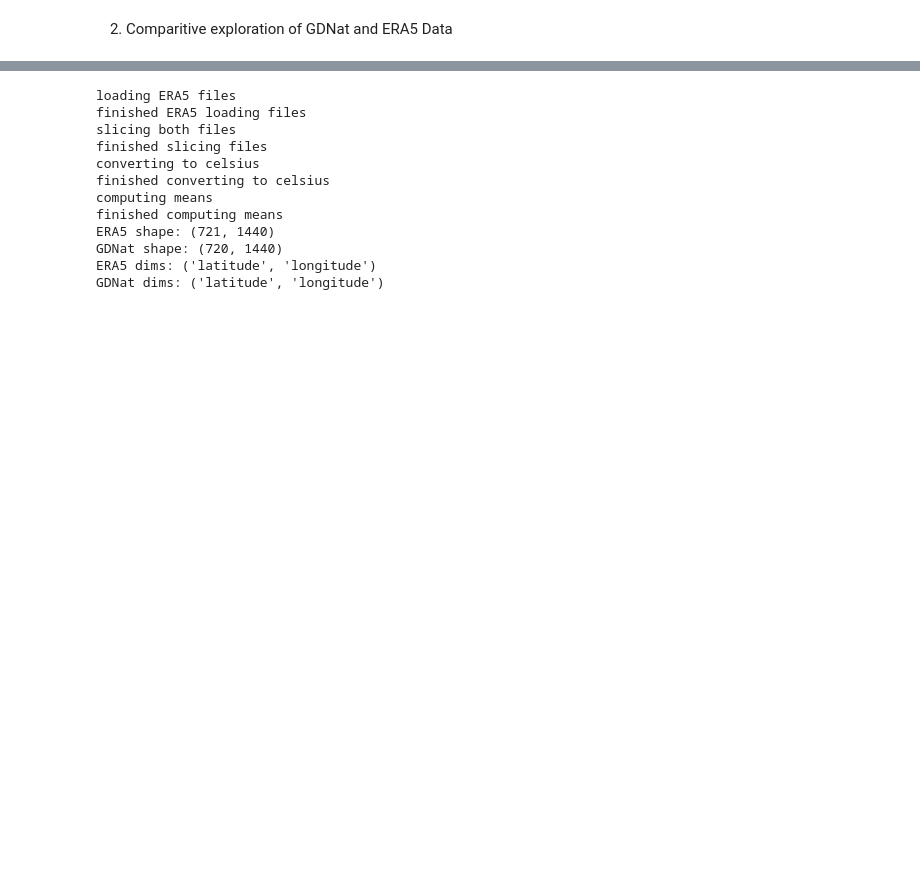
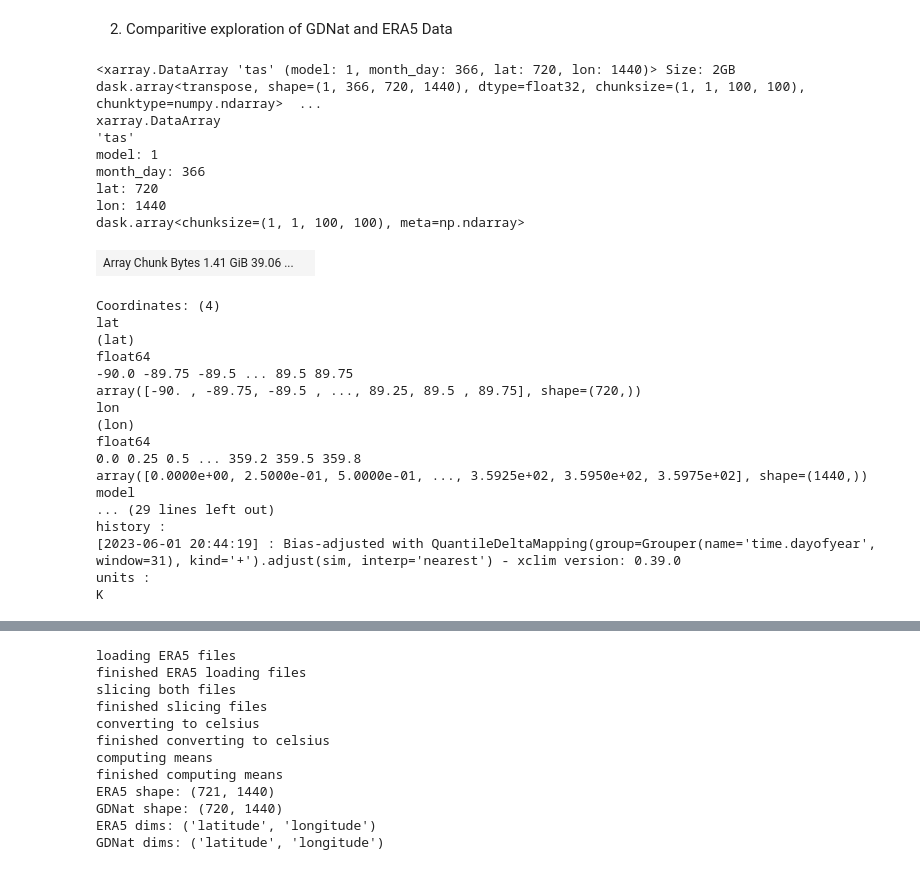
Before and after one commit to yougsanghvi/global_suicide_dummy, a Jupyter notebook: code/gdnat_data_exploration.ipynb, the cells around one changed output, grey strips where cells are left out. Saved outputs shown, nothing was run; the diff lists cells and outputs as text; code cells hidden in the pictures; blank space fills up the shorter version.

```diff
--- a/code/gdnat_data_exploration.ipynb
+++ b/code/gdnat_data_exploration.ipynb
@@ -38,9 +41,10 @@ data_dir_era5 = "/global/scratch/users/yougsanghvi"
 
 # List files in the directory to verify
 
+
+dir_toverify = data_dir_era5
+
 """
-dir_toverify = gdnat_1
-
 try:
     files = os.listdir(dir_toverify)
     print(f"Files in {dir_toverify}:")
@@ -51,4 +55,12 @@ except FileNotFoundError:
 except PermissionError:
     print(f"Permission denied to access: {dir_toverify}")
 """
+
+files = sorted(
+    [f for f in os.listdir(data_dir_era5) if f.endswith(".nc") and f.startswith("era5_daily_mean")]
+)
+
+print("Found files:")
+for f in files:
+    print(f)
 # %% [output]
@@ -141,3 +152,50 @@ Snapshot of tas values on 1979-09-02:
 9 -90.0  2.25  ACCESS-CM2  1979-09-02 00:00:00  226.296738
 # %% [markdown]
 2. Comparitive exploration of GDNat and ERA5 Data
+# %%
+# calculating LR averages for each day-location pair
+
+# Combine the two datasets
+gdnat_combined = xr.concat([gdnat_data_1['tas'], gdnat_data_2['tas']], dim='time')
+
+# Convert time to pandas datetime index if needed
+gdnat_combined['time'] = xr.cftime_range(start=str(gdnat_combined['time.year'][0].item()),
+                                          periods=gdnat_combined.sizes['time'], freq='D')
+
+# Add month-day coordinate
+gdnat_combined.coords['month_day'] = (
+    ('time',),
+    [f"{t.month:02d}-{t.day:02d}" for t in gdnat_combined['time'].values]
+)
+
+# Group by month-day and average across years
+gdnat_lr_avg = gdnat_combined.groupby('month_day').mean(dim='time')
+# %%
+gdnat_lr_avg
+# %% [output]
+<xarray.DataArray 'tas' (model: 1, month_day: 366, lat: 720, lon: 1440)> Size: 2GB dask.array<transpose, shape=(1, 366, 720, 1440), dtype=float32, chunksize=(1, 1, 100, 100), chunktype=numpy.ndarray>  ...
+xarray.DataArray
+'tas'
+model: 1
+month_day: 366
+lat: 720
+lon: 1440
+dask.array<chunksize=(1, 1, 100, 100), meta=np.ndarray>
+| Array Chunk Bytes 1.41 GiB 39.06 ... |  |
+Coordinates: (4)
+lat
+(lat)
+float64
+-90.0 -89.75 -89.5 ... 89.5 89.75
+array([-90. , -89.75, -89.5 , ..., 89.25, 89.5 , 89.75], shape=(720,))
+lon
+(lon)
+float64
+0.0 0.25 0.5 ... 359.2 359.5 359.8
+array([0.0000e+00, 2.5000e-01, 5.0000e-01, ..., 3.5925e+02, 3.5950e+02, 3.5975e+02], shape=(1440,))
+model
+... (29 lines left out)
+history :
+[2023-06-01 20:44:19] : Bias-adjusted with QuantileDeltaMapping(group=Grouper(name='time.dayofyear', window=31), kind='+').adjust(sim, interp='nearest') - xclim version: 0.39.0
+units :
+K
```
Also changed, not shown: parts of 11 cells of this notebook, 4 other files.
